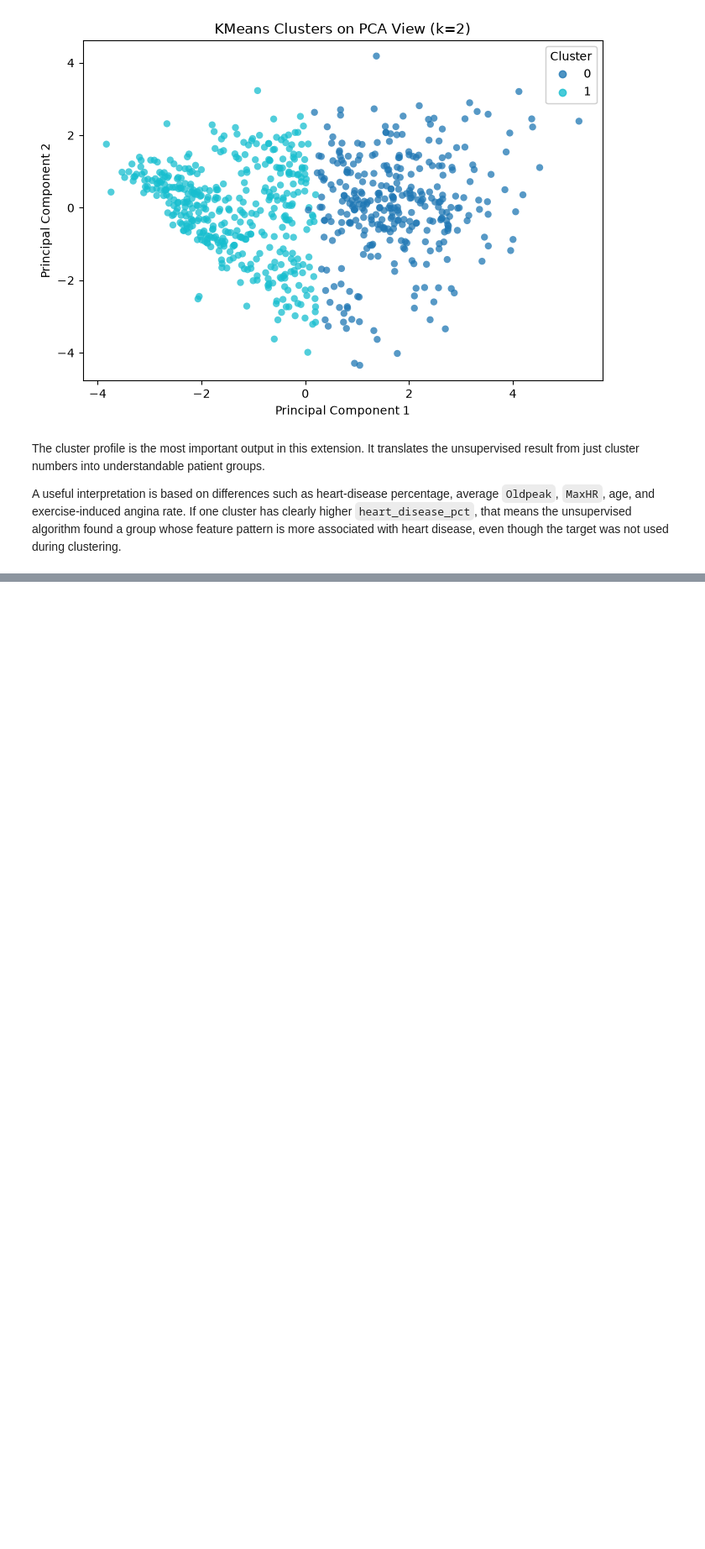
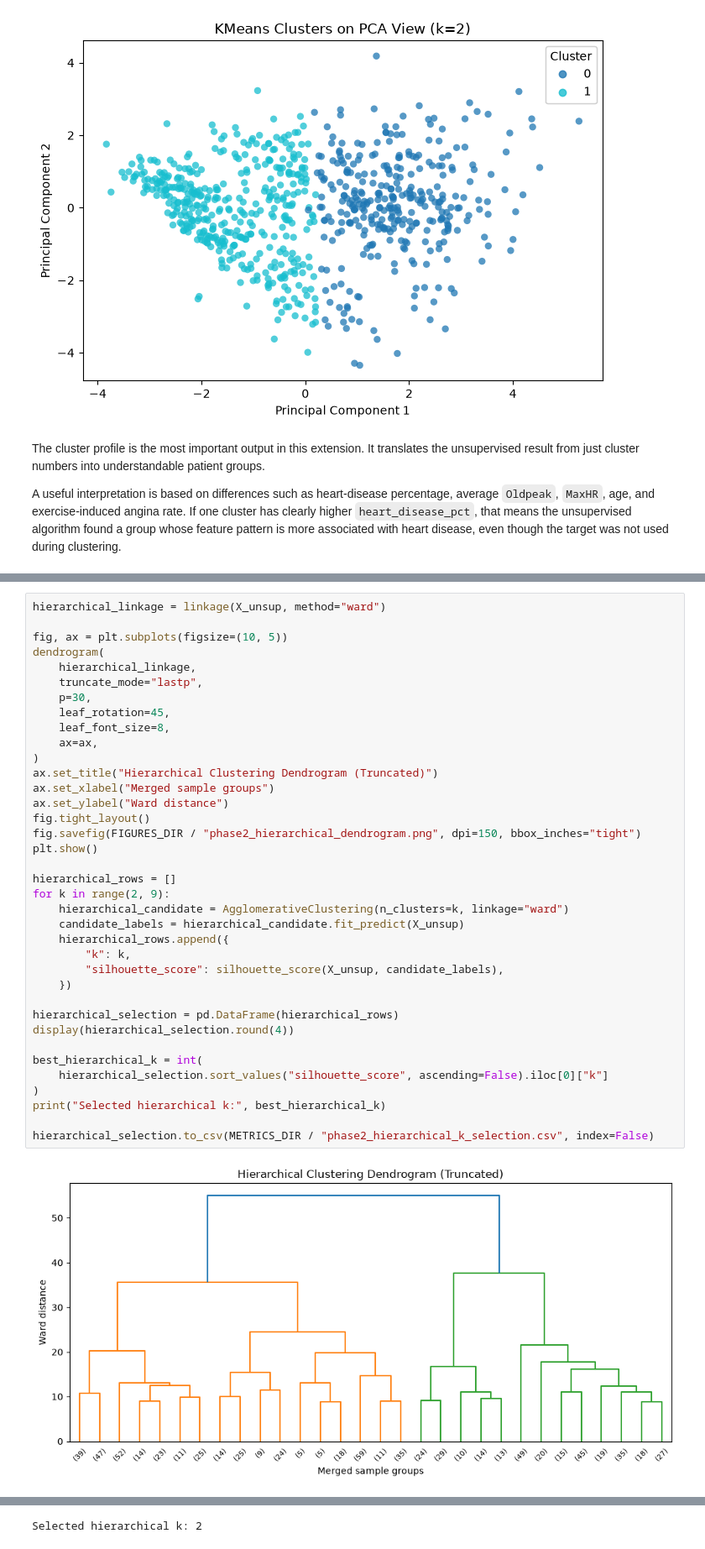
Before and after one commit to AhmadKhdair/BinX-AI-ML-Internship, a Jupyter notebook: week-5/d5/Heart_Disease_Classification_Final.ipynb, the cells around one changed output, grey strips where cells are left out. Shown at 84% size. Saved outputs shown, nothing was run; the diff lists cells and outputs as text; blank space fills up the shorter version.

```diff
--- a/week-5/d5/Heart_Disease_Classification_Final.ipynb
+++ b/week-5/d5/Heart_Disease_Classification_Final.ipynb
@@ -847,0 +857,39 @@ A useful interpretation is based on differences such as heart-disease percentage
+# %%
+hierarchical_linkage = linkage(X_unsup, method="ward")
+
+fig, ax = plt.subplots(figsize=(10, 5))
+dendrogram(
+    hierarchical_linkage,
+    truncate_mode="lastp",
+    p=30,
+    leaf_rotation=45,
+    leaf_font_size=8,
+    ax=ax,
+)
+ax.set_title("Hierarchical Clustering Dendrogram (Truncated)")
+ax.set_xlabel("Merged sample groups")
+ax.set_ylabel("Ward distance")
+fig.tight_layout()
+fig.savefig(FIGURES_DIR / "phase2_hierarchical_dendrogram.png", dpi=150, bbox_inches="tight")
+plt.show()
+
+hierarchical_rows = []
+for k in range(2, 9):
+    hierarchical_candidate = AgglomerativeClustering(n_clusters=k, linkage="ward")
+    candidate_labels = hierarchical_candidate.fit_predict(X_unsup)
+    hierarchical_rows.append({
+        "k": k,
+        "silhouette_score": silhouette_score(X_unsup, candidate_labels),
+    })
+
+hierarchical_selection = pd.DataFrame(hierarchical_rows)
+display(hierarchical_selection.round(4))
+
+best_hierarchical_k = int(
+    hierarchical_selection.sort_values("silhouette_score", ascending=False).iloc[0]["k"]
+)
+print("Selected hierarchical k:", best_hierarchical_k)
+
+hierarchical_selection.to_csv(METRICS_DIR / "phase2_hierarchical_k_selection.csv", index=False)
+# %% [output]
+[figure, added]
@@ -847,0 +904 @@ A useful interpretation is based on differences such as heart-disease percentage
+Selected hierarchical k: 2
```
Also changed, not shown: parts of 17 cells of this notebook, 34 other files.
